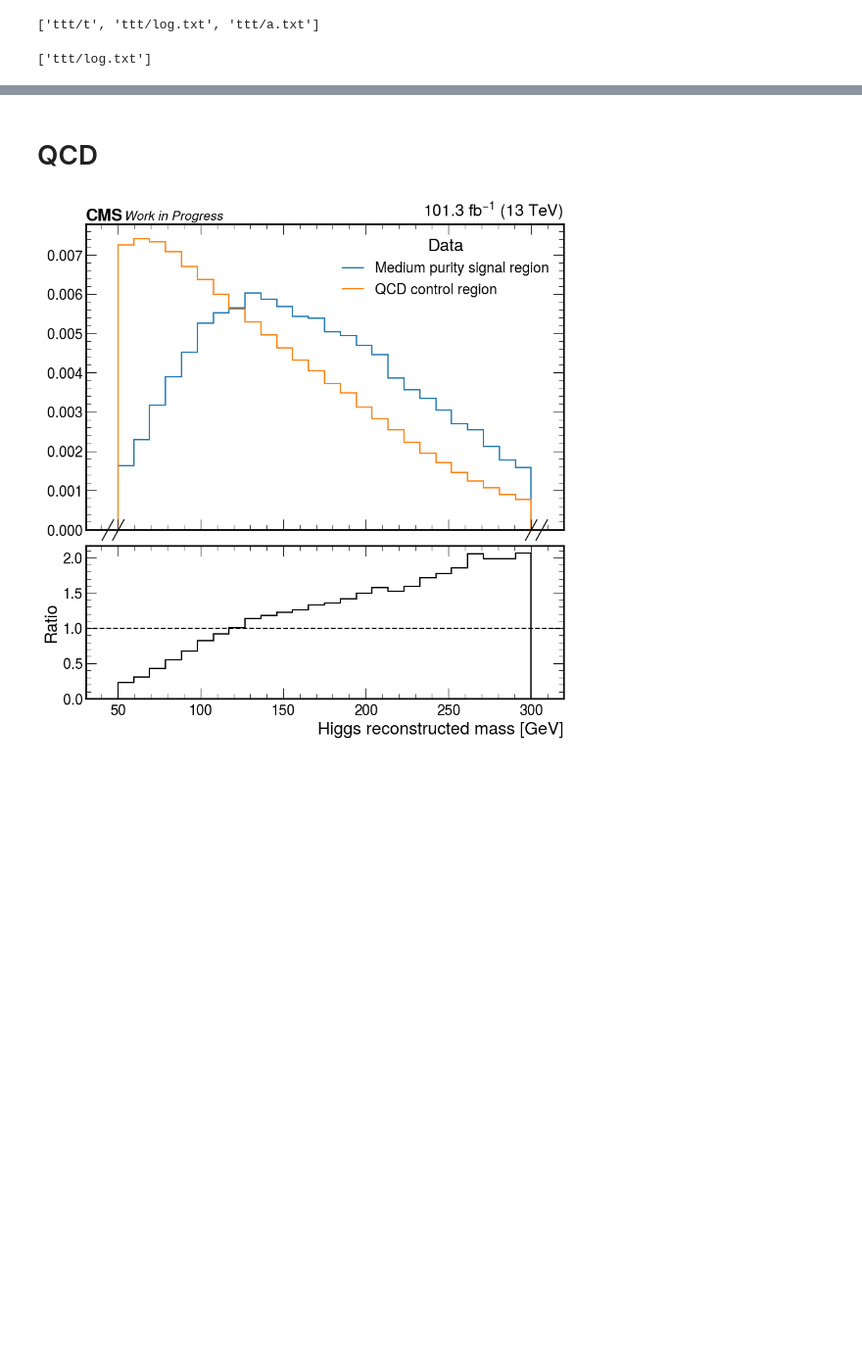
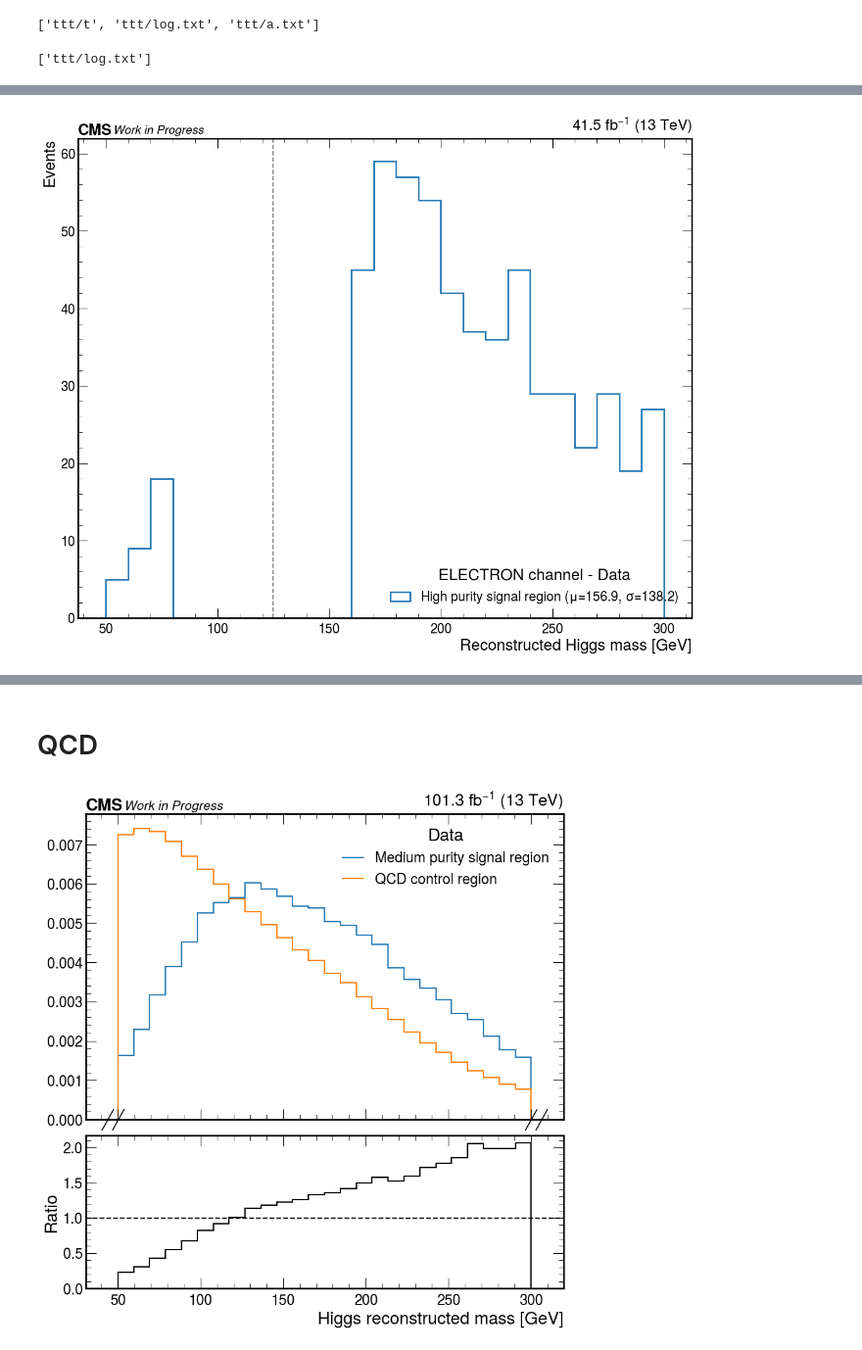
Before and after one commit to quinnanm/boostedhiggs, a Jupyter notebook: binder/hists_plots.ipynb, the cells around one changed output, grey strips where cells are left out. Shown at 98% size. Saved outputs shown, nothing was run; the diff lists cells and outputs as text; code cells hidden in the pictures; blank space fills up the shorter version.

```diff
--- a/binder/hists_plots.ipynb
+++ b/binder/hists_plots.ipynb
@@ -1146,7 +1131,3 @@ all_files
 log_files
 # %% [output]
 ['ttt/log.txt']
-# %%
-for f in log_files:
-    print(f)
-    all_files.remove(f)
@@ -1159,4 +1133,0 @@ all_files
-# %%
-for f in all_files:
-    print(f)
-    os.remove(f)
@@ -1175,9 +1134,81 @@ for root, dirs, files in os.walk("ttt/"):
-# %%
-import shutil
-outpath = "ttt"
-filelist = [f for f in os.listdir(outpath) if not f.endswith(".txt")]  # don't remove the newly created logs.txt
-for f in filelist:
-    try:
-        shutil.rmtree(os.path.join(outpath, f))
-    except Exception:
-        os.remove(os.path.join(outpath, f))
+# %%
+plt.rcParams.update({"font.size": 20})
+
+# tagger = "fj_ParT_score_finetuned_v2_10_12"
+# tagger = "fj_ParT_score"
+# tagger = "fj_ParT_score_finetuned"
+tagger = "fj_ParT_score_finetuned_v2_nor2"
+
+presel = {
+    "High purity signal region": f"({tagger}>0.97)",
+#     "Medium purity signal region": f"({tagger}<0.97) & ({tagger}>0.85)",
+#     "Low purity signal region": f"({tagger}<0.85) & ({tagger}>0.20)",
+
+#     "Top control region": f"({tagger}<0.30) & (n_bjets_T>0)",
+
+#     "Top control region + dR>0.1": f"({tagger}<0.3) & (n_bjets_T>0) & (lep_fj_dr>0.1)",
+#     "Top control region + dR>0.2": f"({tagger}<0.3) & (n_bjets_T>0) & (lep_fj_dr>0.2)",
+#     "Top control region + dR>0.3": f"({tagger}<0.3) & (n_bjets_T>0) & (lep_fj_dr>0.3)",
+#     "Top control region + dR>0.4": f"({tagger}<0.9) & (n_bjets_T>0) & (lep_fj_dr>0.4)",
+
+#     "WJets control region": f"({tagger}<0.80) & ({tagger}>0.20) & (n_bjets_L==0)",
+
+#     "QCD control region": f"({tagger}<0.20) & (n_bjets_T==0)",
+
+#     "ParT-finetuned>0.97": f"(fj_ParT_score_finetuned_v2_nor2>0.97)",
+#     "ParT>0.99": f"(fj_ParT_score>0.99)"
+
+
+}
+
+nice_ch = {
+    "ele": "ELECTRON",
+    "mu": "MUON",
+}
+
+sample = "Data"
+ch = "ele"
+year = "2017"
+
+fig, ax = plt.subplots(figsize=(14, 11))
+
+for k, v in presel.items():
+    if "QCD" in k:
+        region="qcd_region"
+    else:
+        region="signal_region"
+
+    df = events_dict[region][year][ch][sample]
+
+    df = df.query(v)
+
+    x = df["rec_higgs_m"]
+    x[(x>80) & (x<160)] = 0
+
+    bins = 26
+    c, b, d = ax.hist(
+        x,
+        bins=np.linspace(50,300,bins),
+#         weights=w,
+#         density=True,
+        histtype="step",
+        linewidth=2,
+        label=rf"{k} ($\mu$={np.mean(x):.1f}, $\sigma$={np.std(x):.1f})"
+    )
+
+ax.axvline(125, color="grey", linestyle="--")#, label=rf"125 GeV")
+
+ax.legend(title=f"{nice_ch[ch]} channel - {sample}")
+
+ax.set_ylabel("Events")
+ax.set_xlabel(f"Reconstructed Higgs mass [GeV]")
+ax.set_ylim(0)
+
+with open("../fileset/luminosity.json") as f:
+    lum_ = json.load(f)[ch][year] / 1000.0
+
+hep.cms.lumitext("%.1f " % lum_ + r"fb$^{-1}$ (13 TeV)", ax=ax, fontsize=20)
+hep.cms.text("Work in Progress", ax=ax, fontsize=15)
+plt.savefig(f"/Users/fmokhtar/Desktop/farakikopku/Data_{year}_{ch}.pdf")
+# %% [output]
+[figure, added]
```
Also changed, not shown: parts of 27 cells of this notebook, 34 other files.
